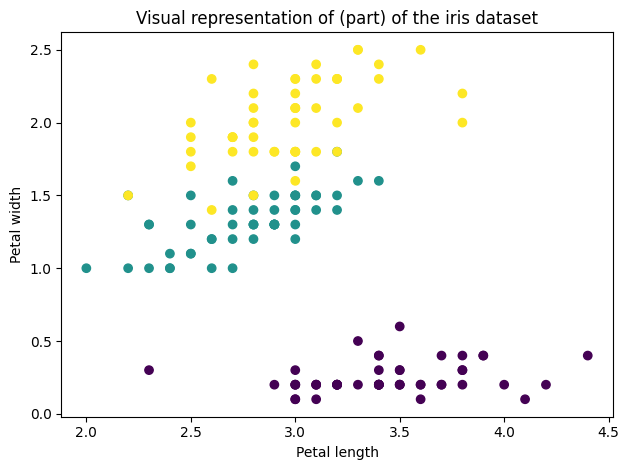
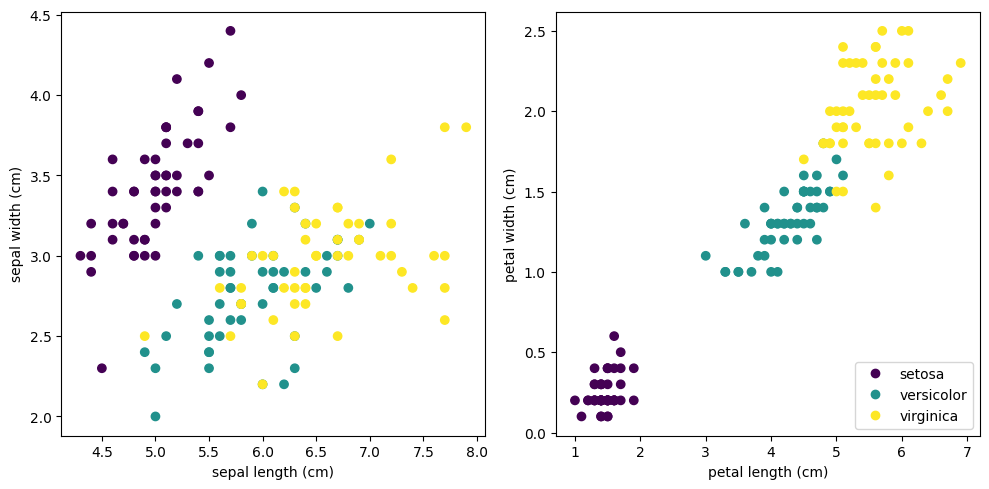
Code edit (unified diff) that turned the first committed figure into the second:
--- before
+++ after
@@ -1,15 +1,15 @@
-sepal_length = x[:,0]
-sepal_width = x[:,1]
-petal_length = x[:,2]
-petal_width = x[:,3]
+fig, ax = plt.subplots(1, 2, figsize=(10, 5))
 
-plt.scatter(
-	sepal_width,
-	petal_width,
-	c=y,
-	)
-plt.title("Visual representation of (part) of the iris dataset")
-plt.xlabel("Petal length")
-plt.ylabel("Petal width")
+sc = ax[0].scatter(x_iris[:, 0], x_iris[:, 1], c=y_iris)
+ax[0].set_xlabel(dataset.feature_names[0])
+ax[0].set_ylabel(dataset.feature_names[1])
+
+ax[1].scatter(x_iris[:, 2], x_iris[:, 3], c=y_iris)
+ax[1].set_xlabel(dataset.feature_names[2])
+ax[1].set_ylabel(dataset.feature_names[3])
+
+handles, labels = sc.legend_elements()
+ax[1].legend(handles=handles, labels=list(dataset.target_names), loc='lower right')
+
 plt.tight_layout()
 plt.show()

Commit: Update for next training